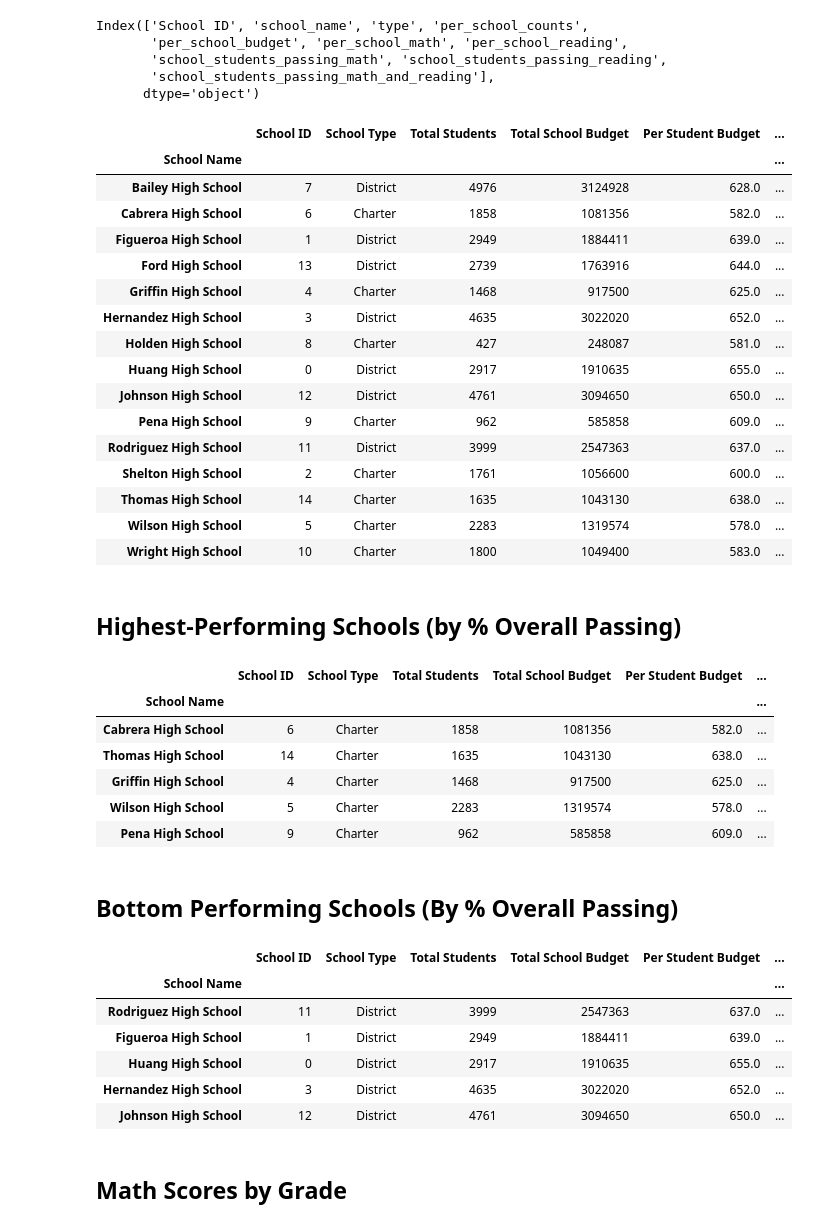
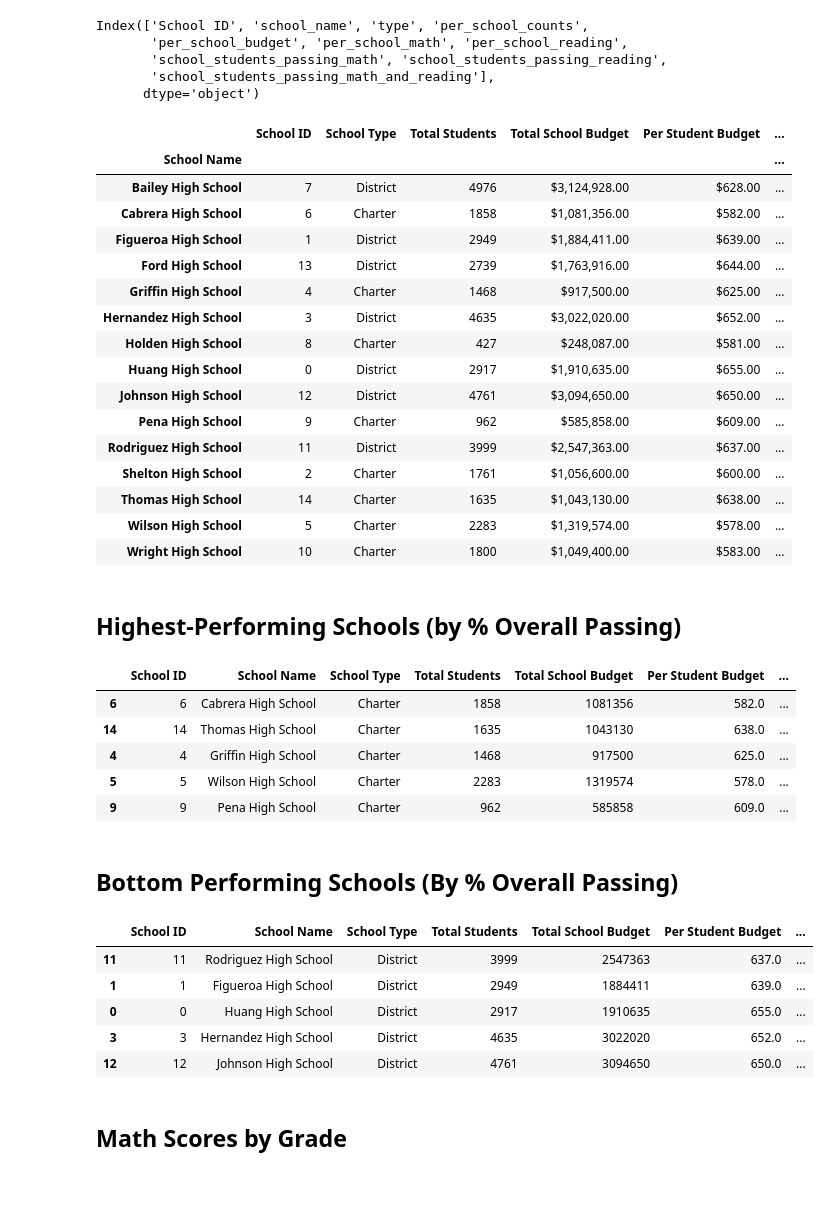
Before and after one commit to snethomas/Sneha-Thomas_Assignments, a Jupyter notebook: 4-Pandas Assignment/PyCitySchools/PyCitySchools.ipynb, the cells around one changed output. Drawn from its saved outputs; the diff is of its cells as text; code cells hidden in the pictures; blank space fills up the shorter version.

```diff
--- a/4-Pandas Assignment/PyCitySchools/PyCitySchools.ipynb
+++ b/4-Pandas Assignment/PyCitySchools/PyCitySchools.ipynb
@@ -232,46 +232,50 @@ Index(['School ID', 'school_name', 'type', 'per_school_counts',
 # %%
 # Create the calculated columns using other columns in dataframe
 per_school_summary_m["Per Student Budget"] = per_school_summary_m["per_school_budget"]/per_school_summary_m["per_school_counts"]
 per_school_summary_m["%Passing Math"]= per_school_summary_m["school_students_passing_math"]/per_school_summary_m["per_school_counts"]*100
 per_school_summary_m["%Passing Reading"]= per_school_summary_m["school_students_passing_reading"]/per_school_summary_m["per_school_counts"]*100
 per_school_summary_m["%Overall Passing"]= per_school_summary_m["school_students_passing_math_and_reading"]/per_school_summary_m["per_school_counts"]*100
 
 # Formatting Output
 per_school_summary = per_school_summary_m.rename(columns = {'School ID':'School ID',
                                                             'school_name':"School Name",
                                                             'type' :"School Type",
                                                             'per_school_counts':"Total Students",
                                                             'per_school_budget':"Total School Budget",
                                                             'per_school_math':"Average Math Score",
                                                             'per_school_reading':"Average Reading Score"})
 
 per_school_summary= per_school_summary[['School ID','School Name','School Type', 'Total Students',
        'Total School Budget','Per Student Budget','Average Math Score', 'Average Reading Score',
        '%Passing Math', '%Passing Reading',
        "%Overall Passing"]]
 
+per_school_summary_display = per_school_summary.copy()
+per_school_summary_display["Total School Budget"] = per_school_summary_display["Total School Budget"].map("${:,.2f}".format)
+per_school_summary_display["Per Student Budget"] = per_school_summary_display["Per Student Budget"].map("${:,.2f}".format)
+
 # Display the DataFrame
 
-per_school_summary.set_index(["School Name"], inplace=True)
-per_school_summary.sort_values(["School Name"])
+per_school_summary_display.set_index(["School Name"], inplace=True)
+per_school_summary_display.sort_values(["School Name"])
 # %% [output]
 |  | School ID | School Type | Total Students | Total School Budget | Per Student Budget | ... |
 | School Name |  |  |  |  |  | ... |
-| Bailey High School | 7 | District | 4976 | 3124928 | 628.0 | ... |
-| Cabrera High School | 6 | Charter | 1858 | 1081356 | 582.0 | ... |
-| Figueroa High School | 1 | District | 2949 | 1884411 | 639.0 | ... |
-| Ford High School | 13 | District | 2739 | 1763916 | 644.0 | ... |
-| Griffin High School | 4 | Charter | 1468 | 917500 | 625.0 | ... |
-| Hernandez High School | 3 | District | 4635 | 3022020 | 652.0 | ... |
-| Holden High School | 8 | Charter | 427 | 248087 | 581.0 | ... |
-| Huang High School | 0 | District | 2917 | 1910635 | 655.0 | ... |
-| Johnson High School | 12 | District | 4761 | 3094650 | 650.0 | ... |
-| Pena High School | 9 | Charter | 962 | 585858 | 609.0 | ... |
-| Rodriguez High School | 11 | District | 3999 | 2547363 | 637.0 | ... |
-| Shelton High School | 2 | Charter | 1761 | 1056600 | 600.0 | ... |
-| Thomas High School | 14 | Charter | 1635 | 1043130 | 638.0 | ... |
-| Wilson High School | 5 | Charter | 2283 | 1319574 | 578.0 | ... |
-| Wright High School | 10 | Charter | 1800 | 1049400 | 583.0 | ... |
+| Bailey High School | 7 | District | 4976 | $3,124,928.00 | $628.00 | ... |
+| Cabrera High School | 6 | Charter | 1858 | $1,081,356.00 | $582.00 | ... |
+| Figueroa High School | 1 | District | 2949 | $1,884,411.00 | $639.00 | ... |
+| Ford High School | 13 | District | 2739 | $1,763,916.00 | $644.00 | ... |
+| Griffin High School | 4 | Charter | 1468 | $917,500.00 | $625.00 | ... |
+| Hernandez High School | 3 | District | 4635 | $3,022,020.00 | $652.00 | ... |
+| Holden High School | 8 | Charter | 427 | $248,087.00 | $581.00 | ... |
+| Huang High School | 0 | District | 2917 | $1,910,635.00 | $655.00 | ... |
+| Johnson High School | 12 | District | 4761 | $3,094,650.00 | $650.00 | ... |
+| Pena High School | 9 | Charter | 962 | $585,858.00 | $609.00 | ... |
+| Rodriguez High School | 11 | District | 3999 | $2,547,363.00 | $637.00 | ... |
+| Shelton High School | 2 | Charter | 1761 | $1,056,600.00 | $600.00 | ... |
+| Thomas High School | 14 | Charter | 1635 | $1,043,130.00 | $638.00 | ... |
+| Wilson High School | 5 | Charter | 2283 | $1,319,574.00 | $578.00 | ... |
+| Wright High School | 10 | Charter | 1800 | $1,049,400.00 | $583.00 | ... |
 # %% [markdown]
 ## Highest-Performing Schools (by % Overall Passing)
 # %%
@@ -279,13 +283,12 @@ per_school_summary.sort_values(["School Name"])
 top_schools = per_school_summary.sort_values(["%Overall Passing"],ascending = False)
 top_schools.head(5)
 # %% [output]
-|  | School ID | School Type | Total Students | Total School Budget | Per Student Budget | ... |
-| School Name |  |  |  |  |  | ... |
-| Cabrera High School | 6 | Charter | 1858 | 1081356 | 582.0 | ... |
-| Thomas High School | 14 | Charter | 1635 | 1043130 | 638.0 | ... |
-| Griffin High School | 4 | Charter | 1468 | 917500 | 625.0 | ... |
-| Wilson High School | 5 | Charter | 2283 | 1319574 | 578.0 | ... |
-| Pena High School | 9 | Charter | 962 | 585858 | 609.0 | ... |
+|  | School ID | School Name | School Type | Total Students | Total School Budget | Per Student Budget | ... |
+| 6 | 6 | Cabrera High School | Charter | 1858 | 1081356 | 582.0 | ... |
+| 14 | 14 | Thomas High School | Charter | 1635 | 1043130 | 638.0 | ... |
+| 4 | 4 | Griffin High School | Charter | 1468 | 917500 | 625.0 | ... |
+| 5 | 5 | Wilson High School | Charter | 2283 | 1319574 | 578.0 | ... |
+| 9 | 9 | Pena High School | Charter | 962 | 585858 | 609.0 | ... |
 # %% [markdown]
 ## Bottom Performing Schools (By % Overall Passing)
 # %%
@@ -293,13 +296,12 @@ top_schools.head(5)
 bottom_schools = per_school_summary.sort_values(["%Overall Passing"])
 bottom_schools.head(5)
 # %% [output]
-|  | School ID | School Type | Total Students | Total School Budget | Per Student Budget | ... |
-| School Name |  |  |  |  |  | ... |
-| Rodriguez High School | 11 | District | 3999 | 2547363 | 637.0 | ... |
-| Figueroa High School | 1 | District | 2949 | 1884411 | 639.0 | ... |
-| Huang High School | 0 | District | 2917 | 1910635 | 655.0 | ... |
-| Hernandez High School | 3 | District | 4635 | 3022020 | 652.0 | ... |
-| Johnson High School | 12 | District | 4761 | 3094650 | 650.0 | ... |
+|  | School ID | School Name | School Type | Total Students | Total School Budget | Per Student Budget | ... |
+| 11 | 11 | Rodriguez High School | District | 3999 | 2547363 | 637.0 | ... |
+| 1 | 1 | Figueroa High School | District | 2949 | 1884411 | 639.0 | ... |
+| 0 | 0 | Huang High School | District | 2917 | 1910635 | 655.0 | ... |
+| 3 | 3 | Hernandez High School | District | 4635 | 3022020 | 652.0 | ... |
+| 12 | 12 | Johnson High School | District | 4761 | 3094650 | 650.0 | ... |
 # %% [markdown]
 ## Math Scores by Grade
 # %%
```
Also changed, not shown: parts of 2 cells of this notebook.
